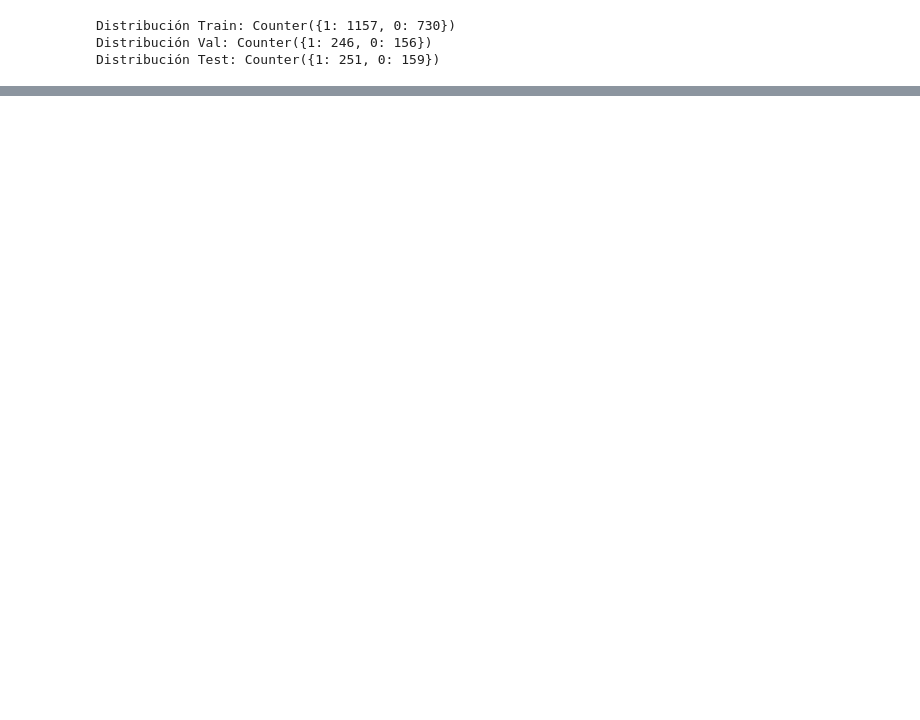
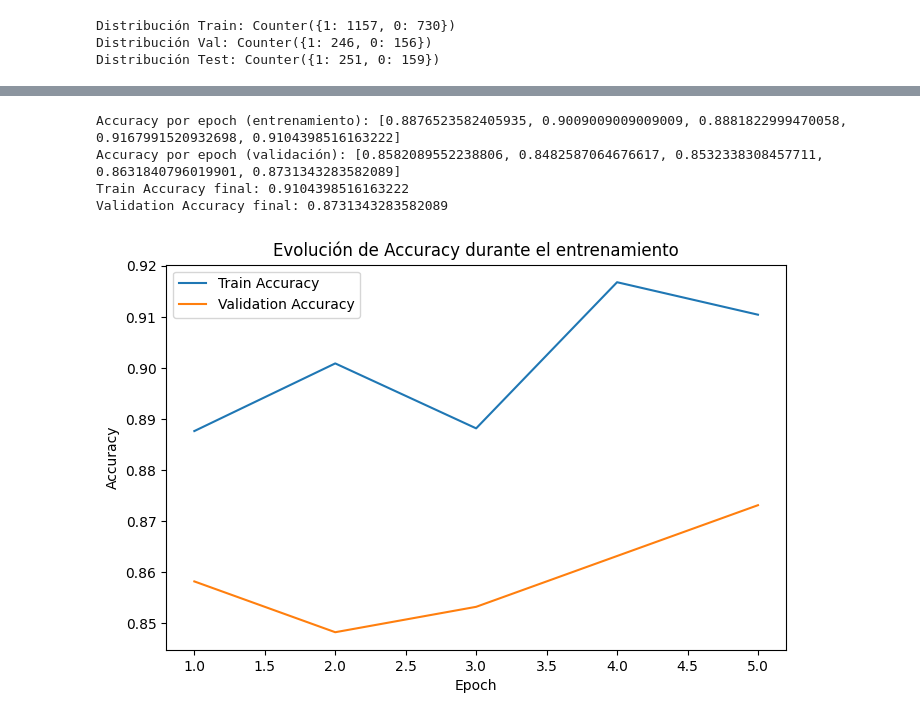
Before and after one commit to NicolasSalinasR/CNN_imagen_satelital, a Jupyter notebook: CNNS_para_deteccion_de_incendios_forestales.ipynb, the cells around one changed output, grey strips where cells are left out. Drawn from its saved outputs; the diff is of its cells as text; code cells hidden in the pictures; blank space fills up the shorter version.

Commit message:
red con entrenamiento en las ultimas capas

```diff
--- a/CNNS_para_deteccion_de_incendios_forestales.ipynb
+++ b/CNNS_para_deteccion_de_incendios_forestales.ipynb
@@ -106,7 +75,7 @@ import random
 device = "cuda" if torch.cuda.is_available() else "cpu"
 # %%
 
-DATASET_DIR = r"D:\DATASET_FDAP_MODELOS\dataset\the_wildfire_dataset_2n_version"
+DATASET_DIR = r"/home/haru/Escritorio/CNNs_satelites/archive/the_wildfire_dataset_2n_version"
 # %%
 transform = transforms.Compose([
     transforms.Lambda(lambda img: img.resize((1024, 1024)) if img.size[0] * img.size[1] > 89478485 else img),
@@ -198,7 +167,7 @@ Distribución Train: Counter({1: 1157, 0: 730})
 Distribución Val: Counter({1: 246, 0: 156})
 Distribución Test: Counter({1: 251, 0: 159})
 # %%
-MODEL_DIR = r"D:\DATASET_FDAP_MODELOS\Modelos"
+MODEL_DIR = r"/home/haru/Escritorio/CNNs_satelites/modelos"
 os.makedirs(MODEL_DIR, exist_ok=True)
 # %%
 
@@ -358,0 +462,4 @@ Confusion Matrix:
+# %%
+# Ejemplo con ResNet50
+resnet50_ft, history_resnet50 = train_last_layer(resnet50, train_loader, val_loader,
+                                                num_epochs=5, lr=1e-3, device="cuda")
@@ -358,0 +483,35 @@ Confusion Matrix:
+# %%
+
+def plot_train_results(history):
+
+
+    train_acc = history["train_acc"]
+    val_acc   = history["val_acc"]
+
+    print("Accuracy por epoch (entrenamiento):", train_acc)
+    print("Accuracy por epoch (validación):", val_acc)
+
+    # Accuracy final (última epoch)
+    print("Train Accuracy final:", train_acc[-1])
+    print("Validation Accuracy final:", val_acc[-1])
+
+    import matplotlib.pyplot as plt
+
+    epochs = range(1, len(train_acc)+1)
+
+    plt.figure(figsize=(8,5))
+    plt.plot(epochs, train_acc, label="Train Accuracy")
+    plt.plot(epochs, val_acc, label="Validation Accuracy")
+    plt.xlabel("Epoch")
+    plt.ylabel("Accuracy")
+    plt.title("Evolución de Accuracy durante el entrenamiento")
+    plt.legend()
+    plt.show()
+# %%
+plot_train_results(history_resnet50)
+# %% [output]
+Accuracy por epoch (entrenamiento): [0.8876523582405935, 0.9009009009009009, 0.8881822999470058, 0.9167991520932698, 0.9104398516163222]
+Accuracy por epoch (validación): [0.8582089552238806, 0.8482587064676617, 0.8532338308457711, 0.8631840796019901, 0.8731343283582089]
+Train Accuracy final: 0.9104398516163222
+Validation Accuracy final: 0.8731343283582089
+[figure, added]
```
Also changed, not shown: parts of 15 cells of this notebook.
